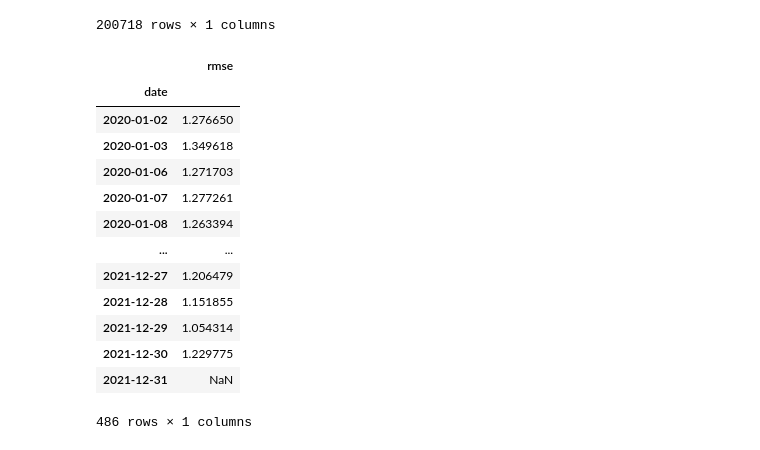
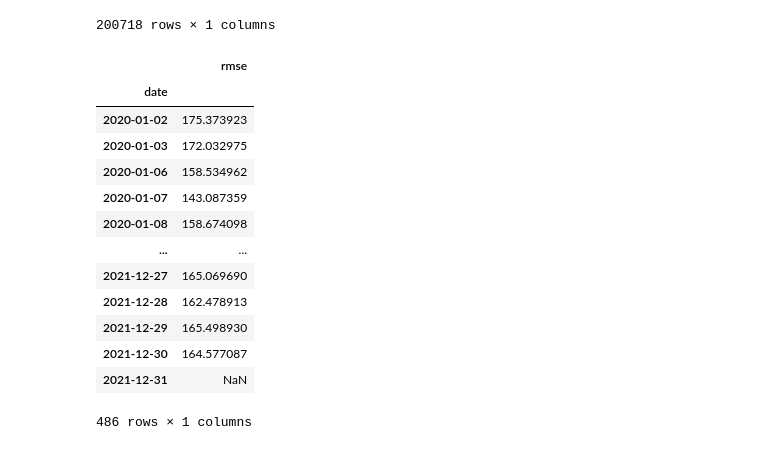
Before and after one commit to Ty-Wattana/alphadeepex, a Jupyter notebook: report.ipynb, the cells around one changed output. Cells and saved outputs as stored; diff of their text form; code cells hidden in the pictures.

```diff
--- a/report.ipynb
+++ b/report.ipynb
@@ -567,51 +570,61 @@ boot_score
 def normalize_series(series: pd.Series) -> pd.Series:
     return (series - series.mean()) / series.std()
 
+def rank_series_per_date(series: pd.Series) -> pd.Series:
+    """
+    Rank the series for each date (assumed to be the first level of the MultiIndex).
+    The highest value is assigned rank 1.
+    """
+    return series.groupby(level=0).rank(ascending=False, method='min')
 def compute_rmse_per_date(model_scores: pd.Series, oracle_scores: pd.Series) -> pd.DataFrame:
     """
     Compute the RMSE across stocks for each date.
 
     Parameters:
       model_scores: pd.Series with MultiIndex (date, instrument) containing your model's prediction scores.
       oracle_scores: pd.Series with MultiIndex (date, instrument) containing the oracle's prediction scores.
 
     Returns:
       A DataFrame with the date as the index and a column 'rmse' containing the RMSE for that date.
     """
     # normalize
-    model_scores = normalize_series(model_scores)
-    oracle_scores = normalize_series(oracle_scores)
+    # model_scores = normalize_series(model_scores)
+    # oracle_scores = normalize_series(oracle_scores)
+
+    # rank the scores
+    model_scores = rank_series_per_date(model_scores)
+    oracle_scores = rank_series_per_date(oracle_scores)
 
     # Combine both series into one DataFrame
     df = pd.DataFrame({
         "model": model_scores,
         "oracle": oracle_scores
     })
     # Group by the date level. If your MultiIndex doesn't have names,
     # you can group by level=0 (assuming the first level is the date).
     rmse_series = df.groupby(level=0).apply(
         lambda group: np.sqrt(((group["oracle"] - group["model"]) ** 2).mean())
     )
     rmse_df = rmse_series.to_frame(name="rmse")
     # Ensure the index is named "date" (or adjust as needed)
     rmse_df.index.name = "date"
     return rmse_df
 
 rmse_df = compute_rmse_per_date(boot_score.iloc[:,0], oracle_scores.iloc[:,0])
 rmse_df
 # %% [output]
 |  | rmse |
 | date |  |
-| 2020-01-02 | 1.276650 |
-| 2020-01-03 | 1.349618 |
-| 2020-01-06 | 1.271703 |
-| 2020-01-07 | 1.277261 |
-| 2020-01-08 | 1.263394 |
+| 2020-01-02 | 175.373923 |
+| 2020-01-03 | 172.032975 |
+| 2020-01-06 | 158.534962 |
+| 2020-01-07 | 143.087359 |
+| 2020-01-08 | 158.674098 |
 | ... | ... |
-| 2021-12-27 | 1.206479 |
-| 2021-12-28 | 1.151855 |
-| 2021-12-29 | 1.054314 |
-| 2021-12-30 | 1.229775 |
+| 2021-12-27 | 165.069690 |
+| 2021-12-28 | 162.478913 |
+| 2021-12-29 | 165.498930 |
+| 2021-12-30 | 164.577087 |
 | 2021-12-31 | NaN |
 486 rows × 1 columns
 # %%
```
Also changed, not shown: parts of 8 cells of this notebook, 1 other file.
